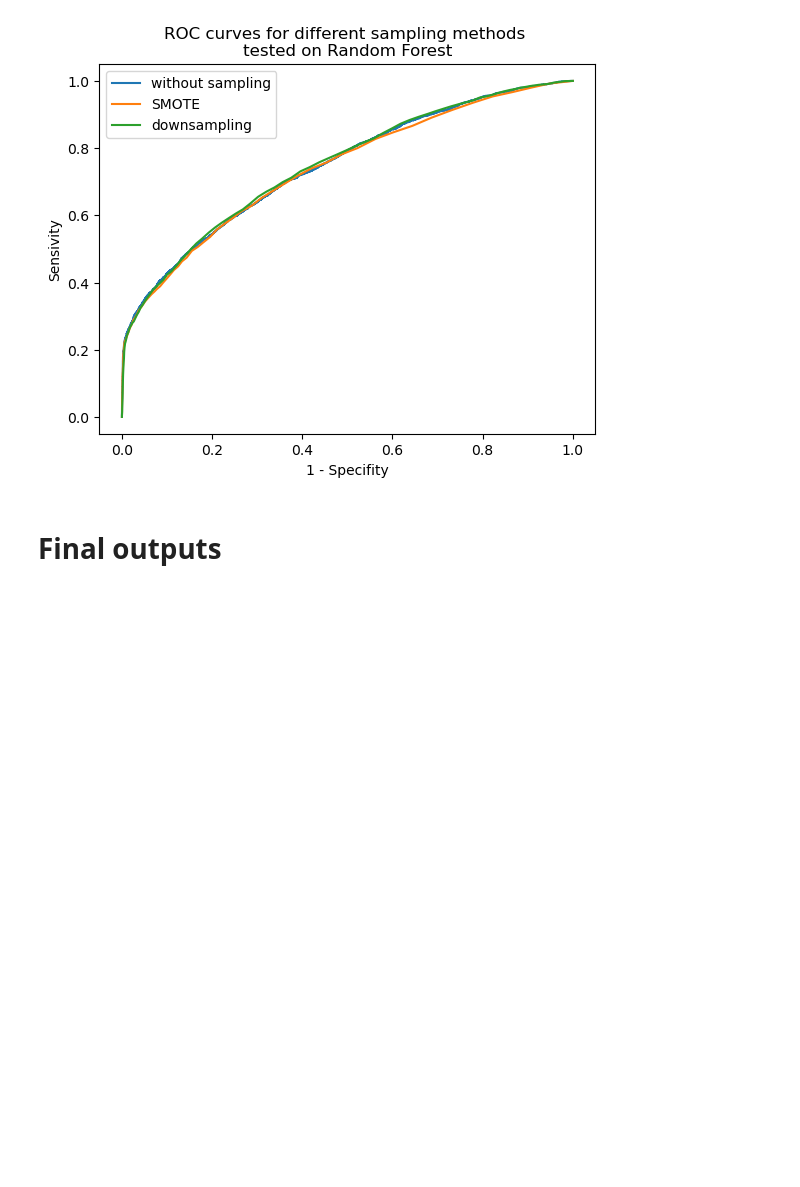
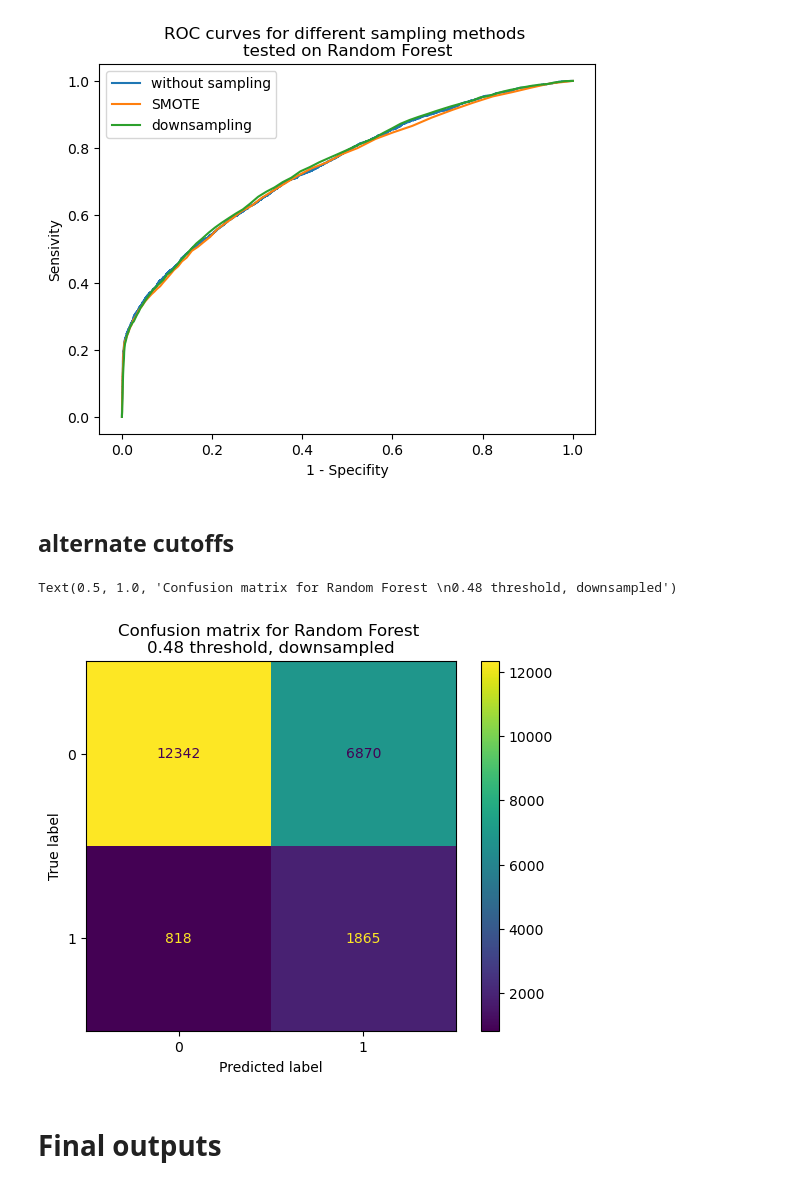
Before and after one commit to Koliber216/DontGetKicked-ML-Classification, a Jupyter notebook: model_notebooks/Random Forest.ipynb, the cells around one changed output. Saved outputs shown, nothing was run; the diff lists cells and outputs as text; code cells hidden in the pictures; blank space fills up the shorter version.

Commit message:
added
+ alternate cutoffs

```diff
--- a/model_notebooks/Random Forest.ipynb
+++ b/model_notebooks/Random Forest.ipynb
@@ -456,6 +456,22 @@ AUC ROC score for without sampling equals 0.7456254822410735
 AUC ROC score for SMOTE equals 0.7407289529489466
 AUC ROC score for downsampling equals 0.7487685028668487
 [figure]
+# %% [markdown]
+## alternate cutoffs
+# %%
+threshold = 0.48
+
+predicted_proba = rf_down.predict_proba(X_val)
+y_pred = (predicted_proba [:,1] >= threshold).astype('int')
+# %%
+cm = confusion_matrix(y_val, y_pred, labels=rf_base.classes_)
+disp = ConfusionMatrixDisplay(confusion_matrix=cm,
+                               display_labels=rf_base.classes_)
+disp.plot()
+plt.title(f"Confusion matrix for Random Forest \n{threshold} threshold, downsampled")
+# %% [output]
+Text(0.5, 1.0, 'Confusion matrix for Random Forest \n0.48 threshold, downsampled')
+[figure, added]
 # %% [markdown]
 # Final outputs
 # %%
```
Also changed, not shown: 3 other files.
